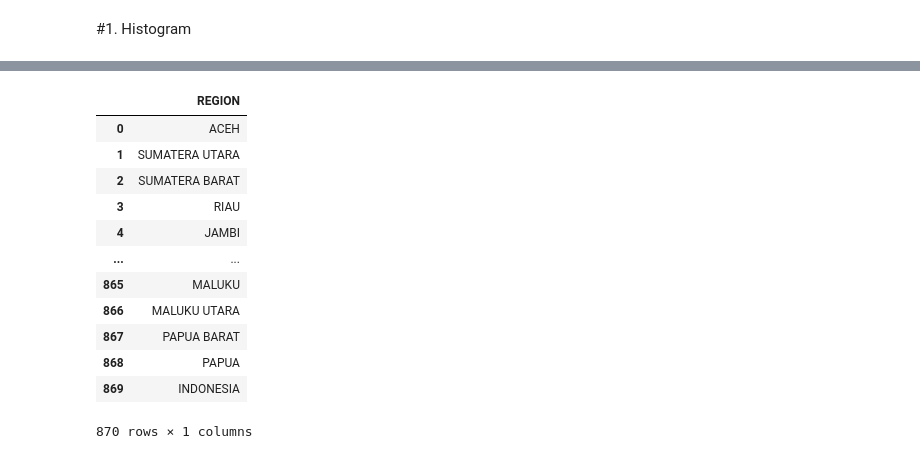
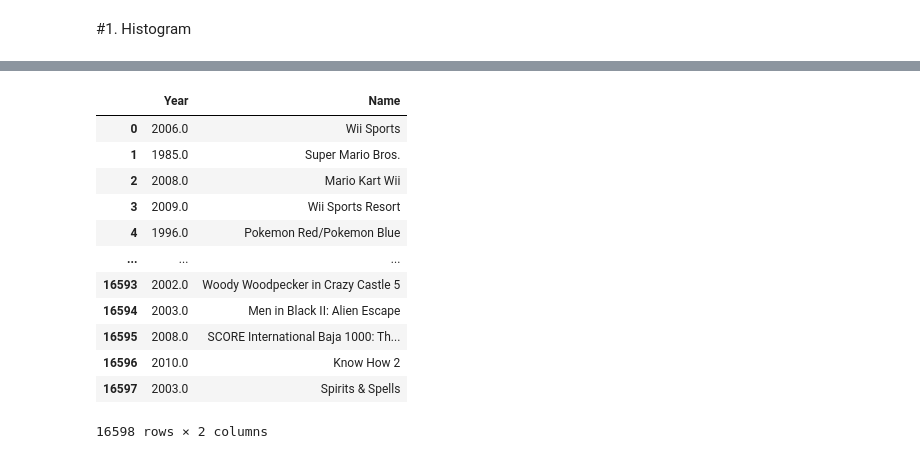
Before and after one commit to aricahyasaputra/data-sains-course-assigment-, a Jupyter notebook: Week 4/Tugas_4_Data_Sains.ipynb, the cells around one changed output, grey strips where cells are left out. Cells and saved outputs as stored; diff of their text form; code cells hidden in the pictures.

```diff
--- a/Week 4/Tugas_4_Data_Sains.ipynb
+++ b/Week 4/Tugas_4_Data_Sains.ipynb
@@ -244,18 +244,18 @@ df.head()
-# %%
-df_noyear = df.drop(df.columns[2], axis=1, inplace=True)
-df_noyear
-# %% [output]
-|  | REGION |
-| 0 | ACEH |
-| 1 | SUMATERA UTARA |
-| 2 | SUMATERA BARAT |
-| 3 | RIAU |
-| 4 | JAMBI |
-| ... | ... |
-| 865 | MALUKU |
-| 866 | MALUKU UTARA |
-| 867 | PAPUA BARAT |
-| 868 | PAPUA |
-| 869 | INDONESIA |
-870 rows × 1 columns
+# %%
+df_simple = df[['Year', 'Name']]
+df_simple
+# %% [output]
+|  | Year | Name |
+| 0 | 2006.0 | Wii Sports |
+| 1 | 1985.0 | Super Mario Bros. |
+| 2 | 2008.0 | Mario Kart Wii |
+| 3 | 2009.0 | Wii Sports Resort |
+| 4 | 1996.0 | Pokemon Red/Pokemon Blue |
+| ... | ... | ... |
+| 16593 | 2002.0 | Woody Woodpecker in Crazy Castle 5 |
+| 16594 | 2003.0 | Men in Black II: Alien Escape |
+| 16595 | 2008.0 | SCORE International Baja 1000: Th... |
+| 16596 | 2010.0 | Know How 2 |
+| 16597 | 2003.0 | Spirits & Spells |
+16598 rows × 2 columns
 # %%
```
Also changed, not shown: parts of 3 cells of this notebook.
